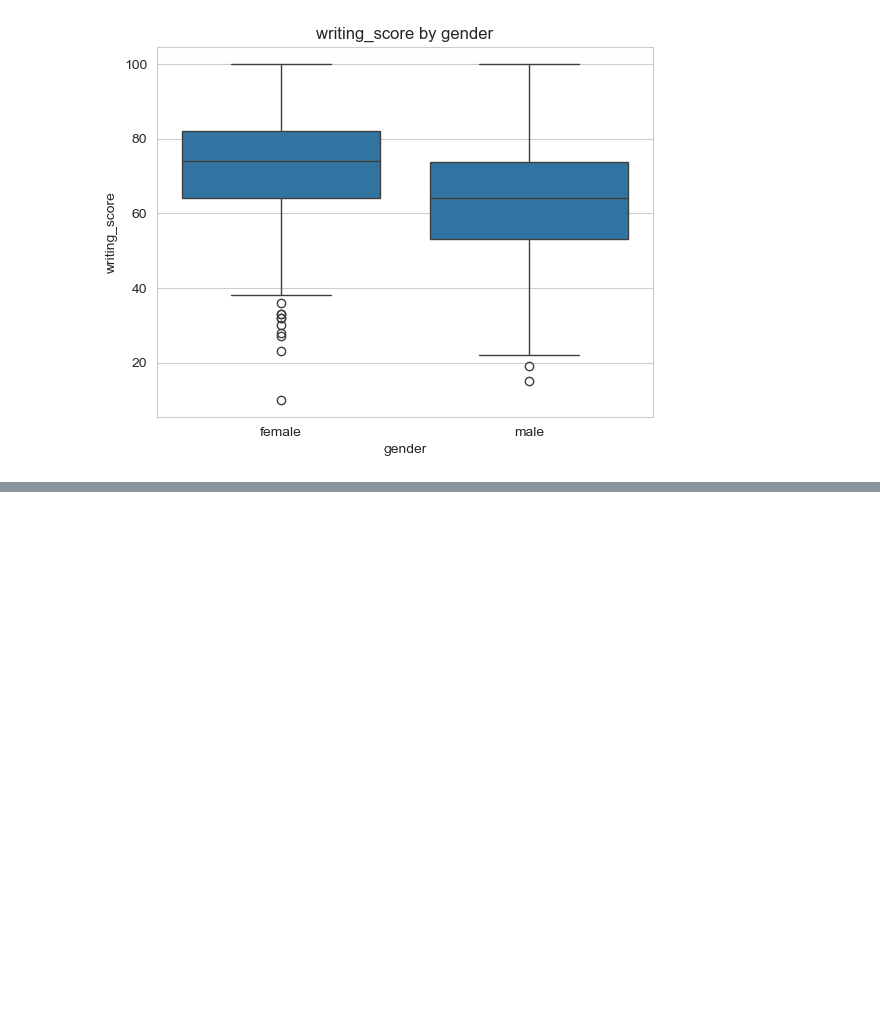
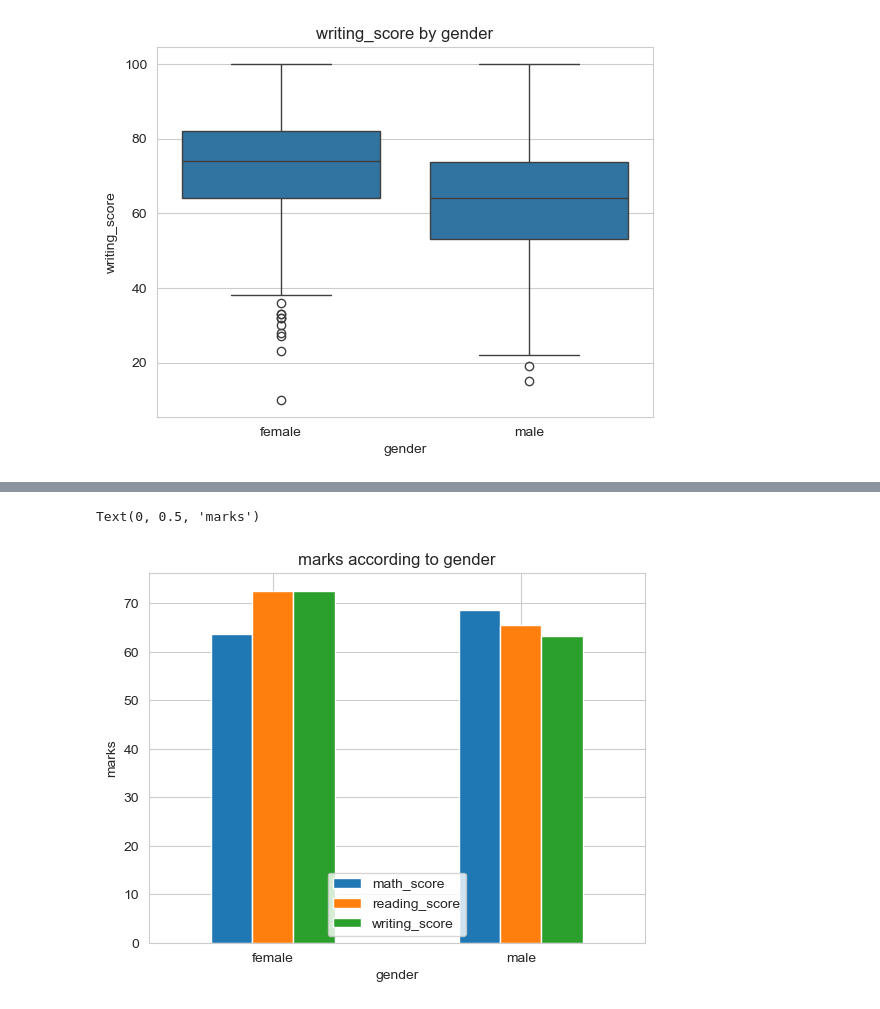
Before and after one commit to bishthimesh616-collab/student-performance-data-analysis, a Jupyter notebook: stud.ipynb, the cells around one changed output, grey strips where cells are left out. Saved outputs shown, nothing was run; the diff lists cells and outputs as text; code cells hidden in the pictures; blank space fills up the shorter version.

```diff
--- a/stud.ipynb
+++ b/stud.ipynb
@@ -241,0 +249,9 @@ plt.show()
+# %%
+group_means=df.groupby("gender")[["math_score","reading_score","writing_score"]].mean()
+group_means.plot(kind="bar")
+plt.title("marks according to gender")
+plt.xticks(rotation=0)#this rotate the x label i.e male and female
+plt.ylabel("marks")
+# %% [output]
+Text(0, 0.5, 'marks')
+[figure, added]
```
Also changed, not shown: parts of 2 cells of this notebook.
